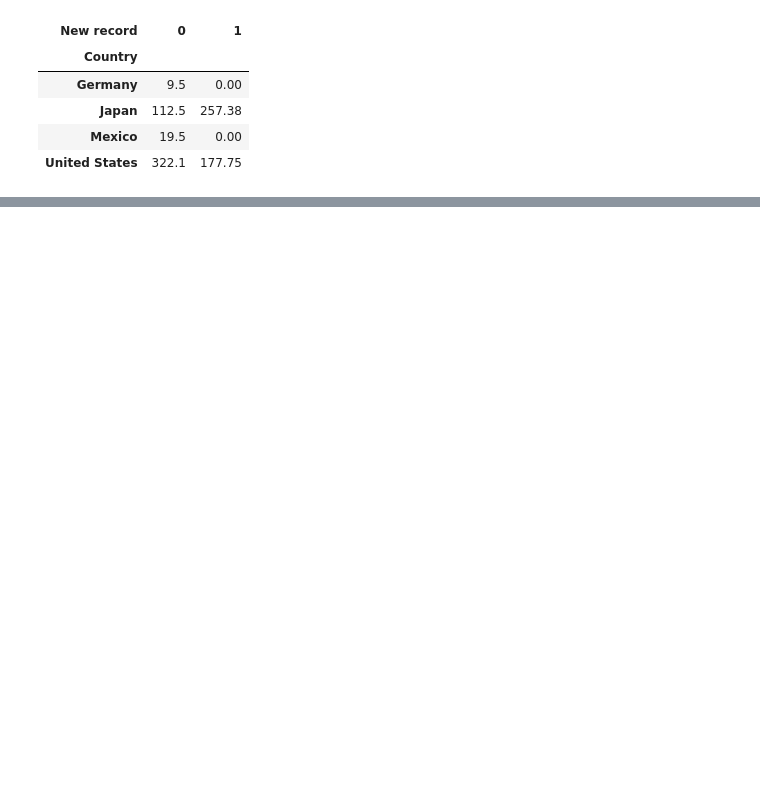
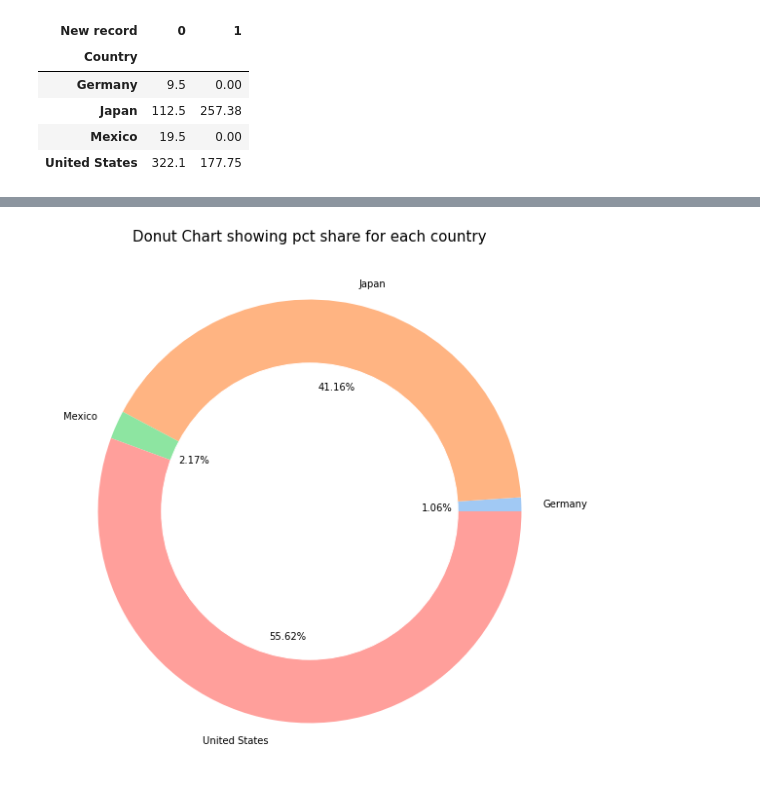
Before and after one commit to samantoz/dsc640-data_presentation, a Jupyter notebook: notebook/week1.ipynb, the cells around one changed output, grey strips where cells are left out. Cells and saved outputs as stored; diff of their text form; code cells hidden in the pictures; blank space fills up the shorter version.

```diff
--- a/notebook/week1.ipynb
+++ b/notebook/week1.ipynb
@@ -113,0 +105,23 @@ plt.show()
+# %%
+# Donut Chart
+
+#define data
+data = hotdog_contest_winner_df[['Country', 'Dogs eaten']].groupby([
+                                                                   'Country']).sum()
+
+#define Seaborn color palette to use
+colors = sns.color_palette('pastel')[0:4]
+
+fig = plt.figure(figsize=(10, 10))
+#create pie chart
+plt.pie(x=data["Dogs eaten"], labels=data.index,
+        colors=colors, autopct='%.2f%%')
+
+# add a circle at the center to transform it in a donut chart
+my_circle = plt.Circle((0, 0), 0.7, color='white')
+p = plt.gcf()
+p.gca().add_artist(my_circle)
+plt.title("Donut Chart showing pct share for each country", size=15)
+plt.show()
+# %% [output]
+[figure, added]
```
Also changed, not shown: parts of 5 cells of this notebook, 9 other files.
